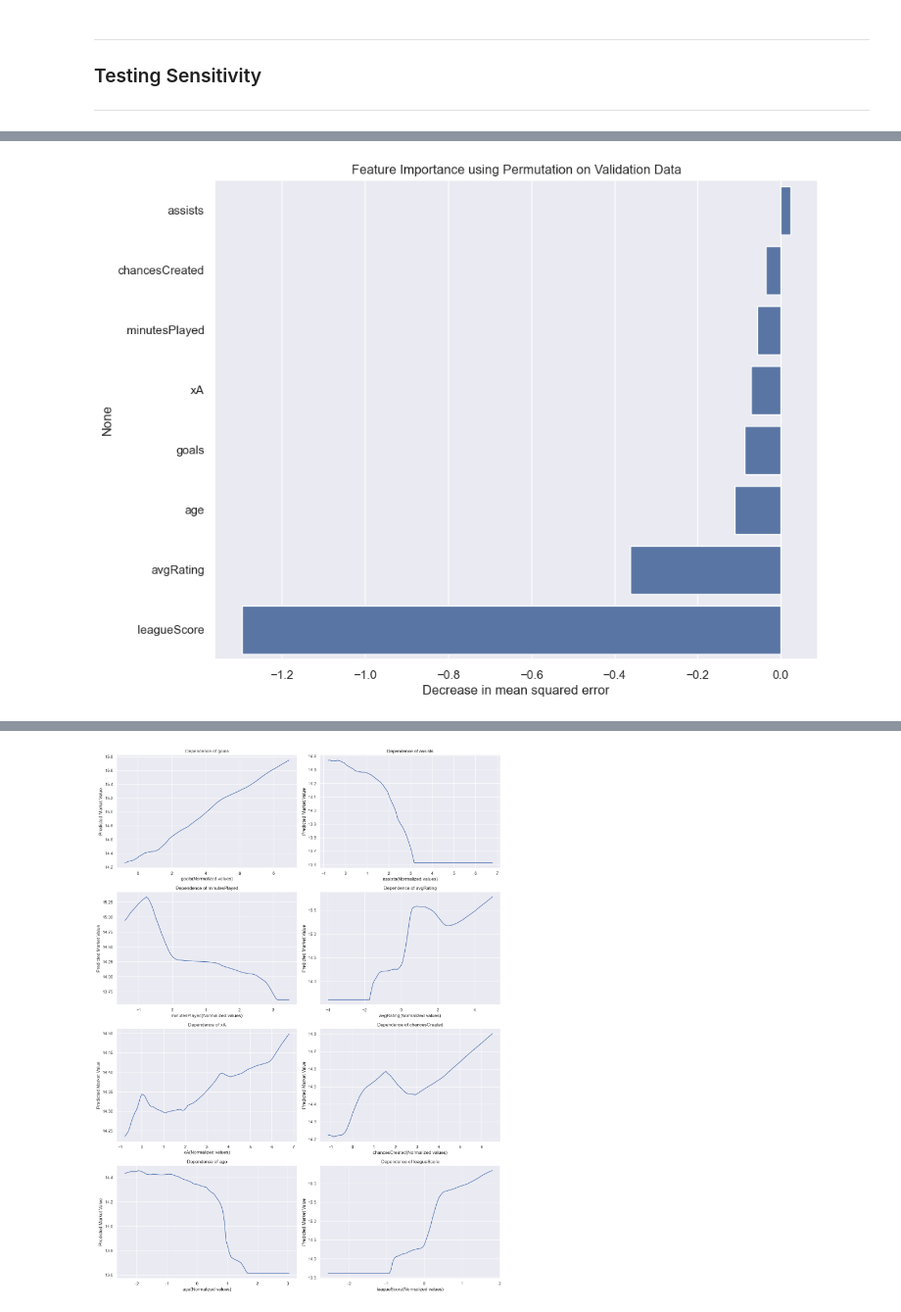
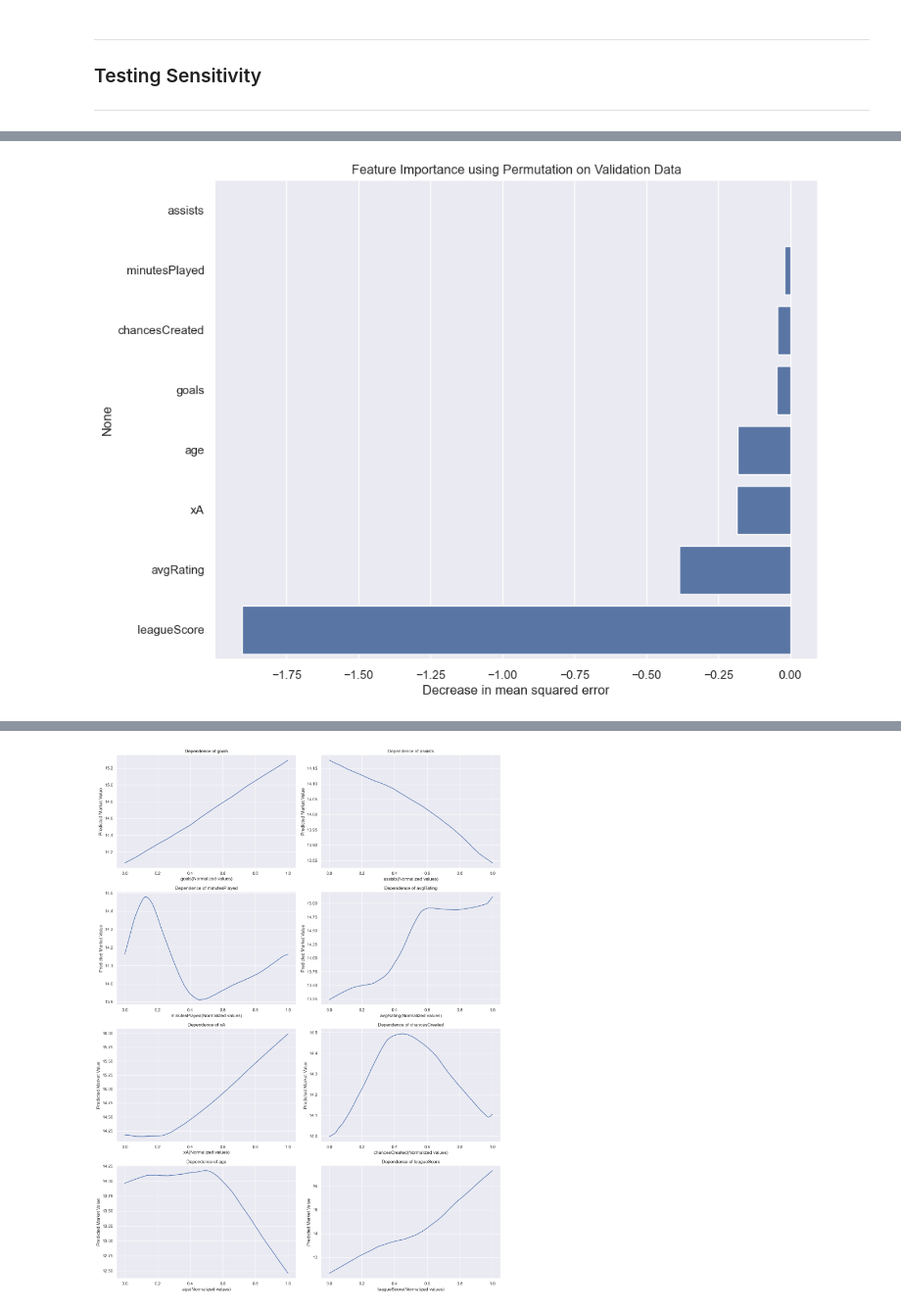
Before and after one commit to mortenhodt/machineLearningExamProject, a Jupyter notebook: main.ipynb, the cells around one changed output, grey strips where cells are left out. Shown at 98% size. Cells and saved outputs as stored; diff of their text form; code cells hidden in the pictures.

```diff
--- a/main.ipynb
+++ b/main.ipynb
@@ -430,7 +430,7 @@ sns.heatmap(corr_matrix,annot=True)
 [figure]
 # %%
 # Instantiate the StandardScaler
-scaler = StandardScaler()
+scaler = MinMaxScaler()
 
 # Fit and transform the features
 features_scaled = scaler.fit_transform(features)
@@ -739,7 +772,8 @@ def permutation_importance(model, X_val, y_val, metric):
 # Metric for regression
 from sklearn.metrics import mean_squared_error
 # Calculate permutation importance
-importances = permutation_importance(best_model_dfnn, X_test, y_test, mean_squared_error)
+#importances = permutation_importance(best_model_dfnn, X_test, y_test, mean_squared_error)
+importances = permutation_importance(dfnn_model, X_test, y_test, mean_squared_error)
 
 # Get feature names from original dataframe after dropping
 feature_names = features.columns
@@ -775,7 +809,8 @@ for i, feature in enumerate(feature_names):
     # Generate range of feature values
     feature_range = np.linspace(features_scaled[:, i].min(), features_scaled[:, i].max(), num_points)
     # Calculate partial dependence
-    pd_values = partial_dependence(best_model_dfnn, X_train, i, feature_range)
+    #pd_values = partial_dependence(best_model_dfnn, X_train, i, feature_range)
+    pd_values = partial_dependence(dfnn_model, X_train, i, feature_range)
 
     # Plotting
     sns.lineplot(x=feature_range, y=pd_values.flatten(), ax=axs[i])
@@ -800 +835 @@ plt.show()
-[figure, old version]
+[figure, new version]
@@ -809,4 +844,4 @@ plt.show()
-[figure, old version]
+[figure, new version]
 # %%
 import tensorflow as tf
 from tensorflow.keras.callbacks import EarlyStopping
```
Also changed, not shown: parts of 10 cells of this notebook.
